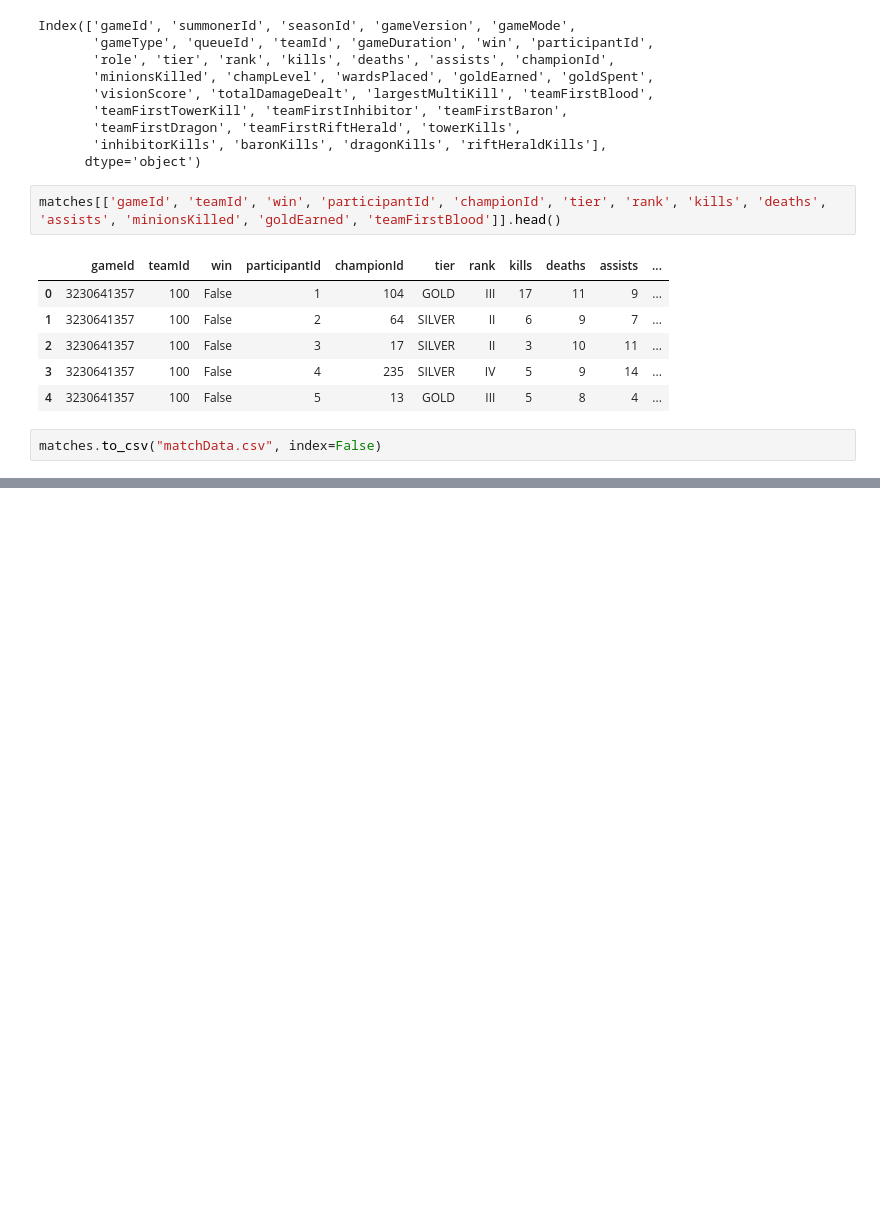
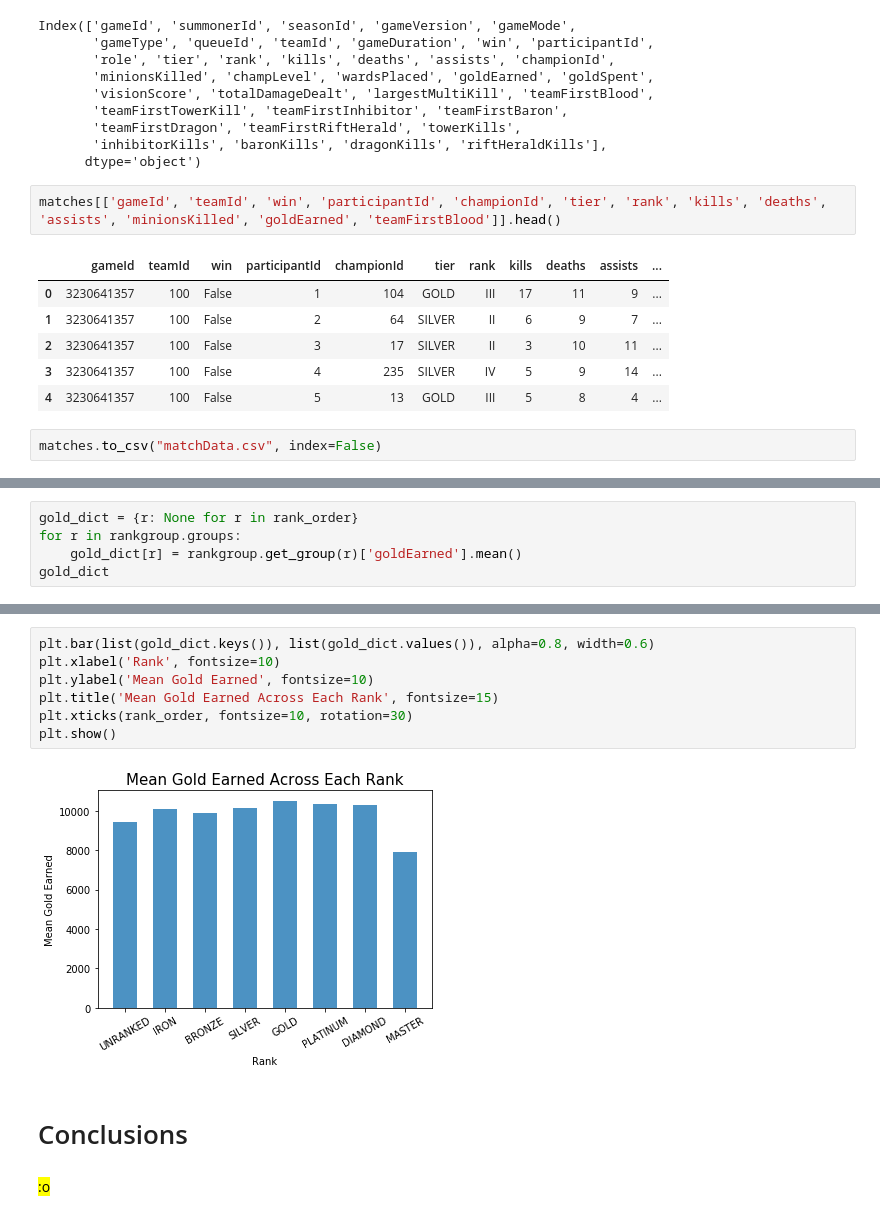
Before and after one commit to gliu36/320-final-project, a Jupyter notebook: finaltutorial.ipynb, the cells around one changed output, grey strips where cells are left out. Cells and saved outputs as stored; diff of their text form; blank space fills up the shorter version.

```diff
--- a/finaltutorial.ipynb
+++ b/finaltutorial.ipynb
@@ -401,0 +486,5 @@ wip
+# %%
+gold_dict = {r: None for r in rank_order}
+for r in rankgroup.groups:
+    gold_dict[r] = rankgroup.get_group(r)['goldEarned'].mean()
+gold_dict
@@ -401,0 +513,13 @@ wip
+# %%
+plt.bar(list(gold_dict.keys()), list(gold_dict.values()), alpha=0.8, width=0.6)
+plt.xlabel('Rank', fontsize=10)
+plt.ylabel('Mean Gold Earned', fontsize=10)
+plt.title('Mean Gold Earned Across Each Rank', fontsize=15)
+plt.xticks(rank_order, fontsize=10, rotation=30)
+plt.show()
+# %% [output]
+[figure, added]
+# %% [markdown]
+# Conclusions
+# %% [markdown]
+<mark>:o</mark>
```
Also changed, not shown: parts of 18 cells of this notebook, 1 other file.
